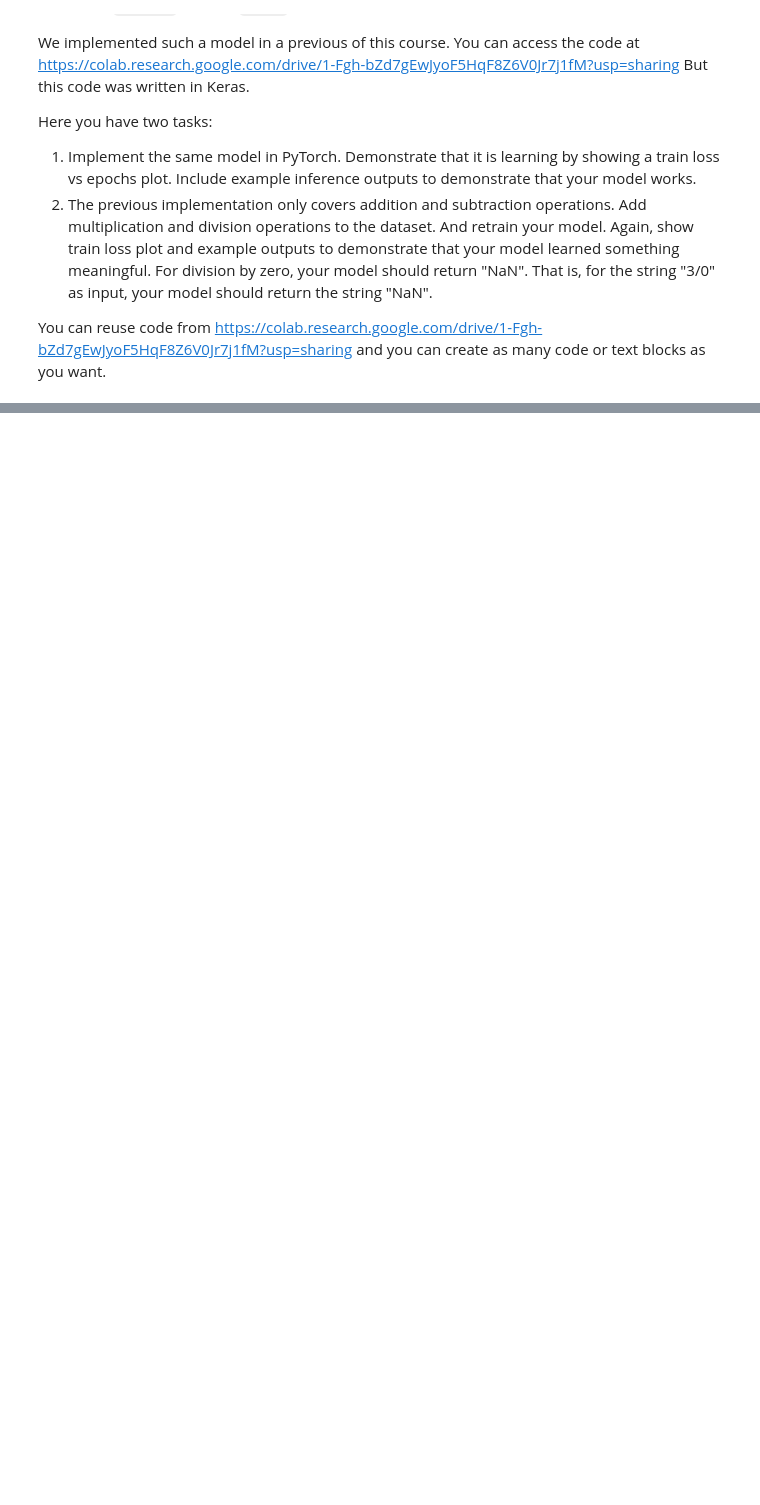
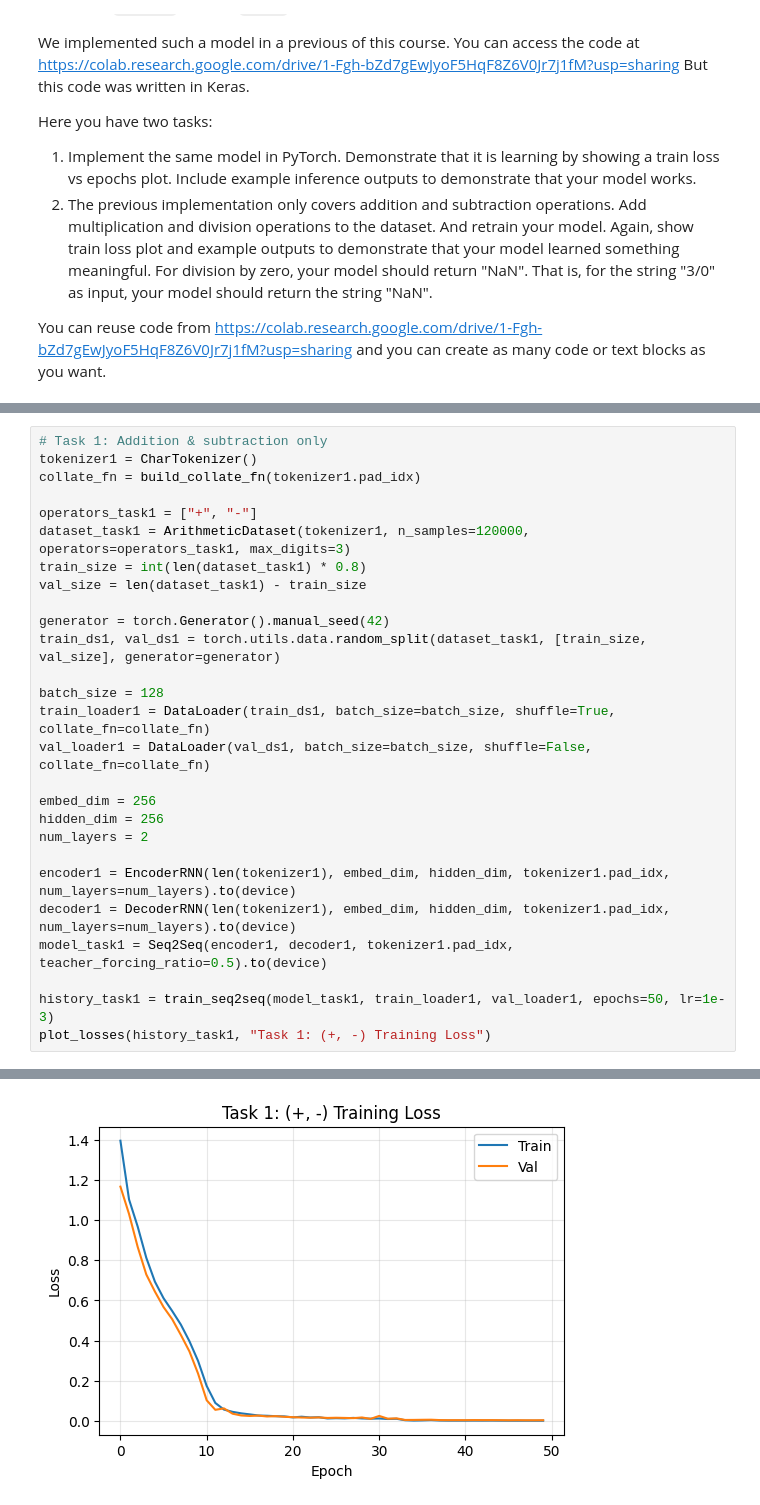
Before and after one commit to kkKaan/ceng501-deep-learning, a Jupyter notebook: hw1/CENG501_Fall2025_HW1_Colab_file.ipynb, the cells around one changed output, grey strips where cells are left out. Drawn from its saved outputs; the diff is of its cells as text; blank space fills up the shorter version.

```diff
--- a/hw1/CENG501_Fall2025_HW1_Colab_file.ipynb
+++ b/hw1/CENG501_Fall2025_HW1_Colab_file.ipynb
@@ -601,0 +1219,28 @@ You can reuse code from https://colab.research.google.com/drive/1-Fgh-bZd7gEwJyo
+# %%
+# Task 1: Addition & subtraction only
+tokenizer1 = CharTokenizer()
+collate_fn = build_collate_fn(tokenizer1.pad_idx)
+
+operators_task1 = ["+", "-"]
+dataset_task1 = ArithmeticDataset(tokenizer1, n_samples=120000, operators=operators_task1, max_digits=3)
+train_size = int(len(dataset_task1) * 0.8)
+val_size = len(dataset_task1) - train_size
+
+generator = torch.Generator().manual_seed(42)
+train_ds1, val_ds1 = torch.utils.data.random_split(dataset_task1, [train_size, val_size], generator=generator)
+
+batch_size = 128
+train_loader1 = DataLoader(train_ds1, batch_size=batch_size, shuffle=True, collate_fn=collate_fn)
+val_loader1 = DataLoader(val_ds1, batch_size=batch_size, shuffle=False, collate_fn=collate_fn)
+
+embed_dim = 256
+hidden_dim = 256
+num_layers = 2
+
+encoder1 = EncoderRNN(len(tokenizer1), embed_dim, hidden_dim, tokenizer1.pad_idx, num_layers=num_layers).to(device)
+decoder1 = DecoderRNN(len(tokenizer1), embed_dim, hidden_dim, tokenizer1.pad_idx, num_layers=num_layers).to(device)
+model_task1 = Seq2Seq(encoder1, decoder1, tokenizer1.pad_idx, teacher_forcing_ratio=0.5).to(device)
+
+history_task1 = train_seq2seq(model_task1, train_loader1, val_loader1, epochs=50, lr=1e-3)
+plot_losses(history_task1, "Task 1: (+, -) Training Loss")
+# %% [output]
@@ -601,0 +1264 @@ You can reuse code from https://colab.research.google.com/drive/1-Fgh-bZd7gEwJyo
+[figure, added]
```
Also changed, not shown: parts of 33 cells of this notebook, 1 other file.
